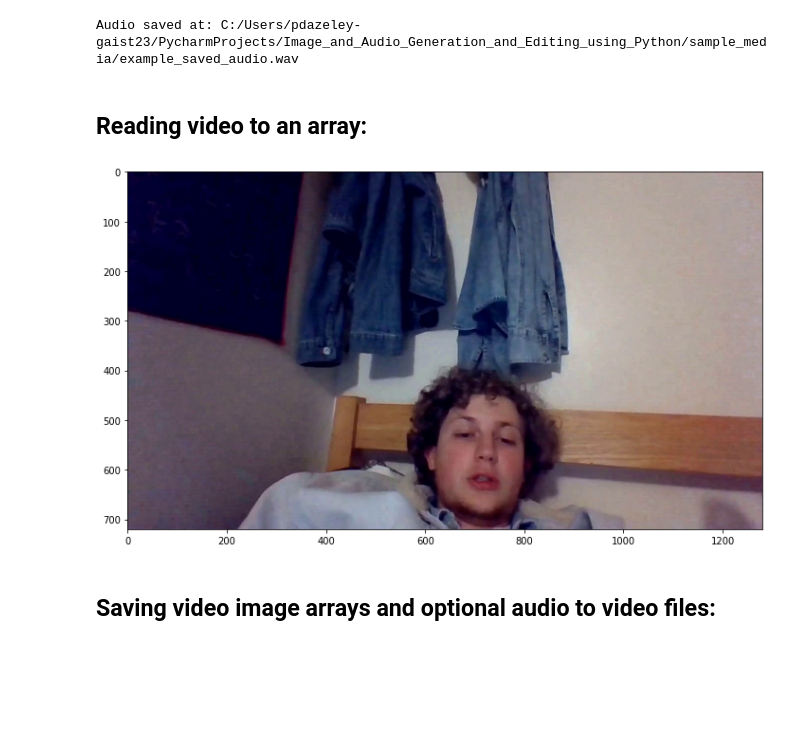
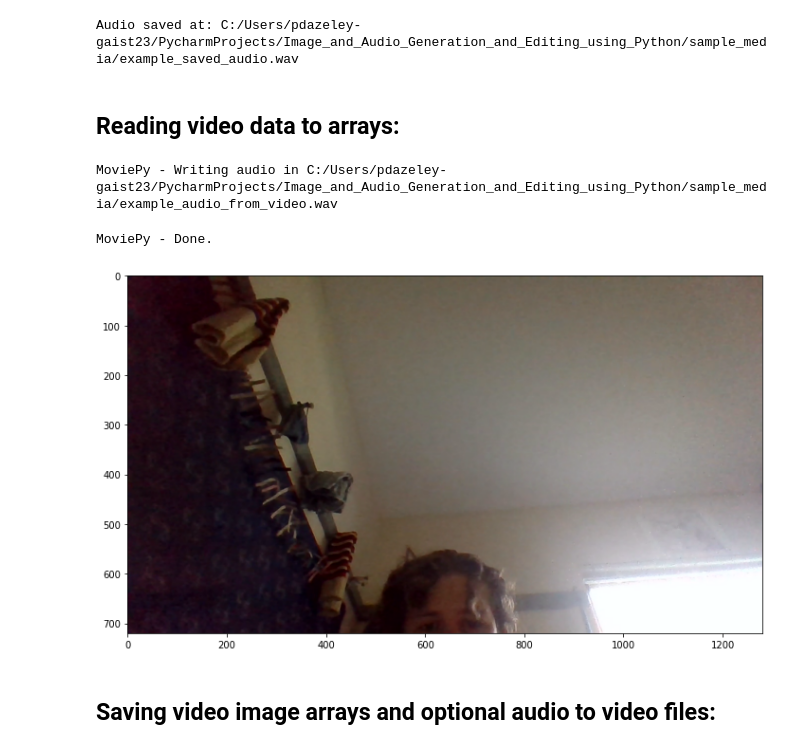
Before and after one commit to phileasdg/Image_and_Audio_Generation_and_Editing_using_Python, a Jupyter notebook: project_documentation/Reading_and_saving_media_files.ipynb, the cells around one changed output. Drawn from its saved outputs; the diff is of its cells as text; code cells hidden in the pictures; blank space fills up the shorter version.

```diff
--- a/project_documentation/Reading_and_saving_media_files.ipynb
+++ b/project_documentation/Reading_and_saving_media_files.ipynb
@@ -84,17 +84,19 @@ audio_tools.save_audio(stereo_data, sr, sample_media+"example_saved_audio.wav",
 # %% [output]
 Audio saved at: C:/Users/pdazeley-gaist23/PycharmProjects/Image_and_Audio_Generation_and_Editing_using_Python/sample_media/example_saved_audio.wav
 # %% [markdown]
-## Reading video to an array:
+## Reading video data to arrays:
 # %%
 # Read a video image array
-clip, framerate = video_tools.read_video(sample_media+"sample_video.mp4")
+clip, framerate = video_tools.read_video(sample_media+"sample_video.mp4", video_as_array=True)
 
 # Save an audio file copy from a video file
-
+video_tools.save_audio_from_video(sample_media+"sample_video.mp4", sample_media+"example_audio_from_video.wav")
 # Show a frame from a video image array
 image_tools.show_image(clip[1])
 # %% [output]
+MoviePy - Writing audio in C:/Users/pdazeley-gaist23/PycharmProjects/Image_and_Audio_Generation_and_Editing_using_Python/sample_media/example_audio_from_video.wav
+MoviePy - Done.
-[figure, old version]
+[figure, new version]
 # %% [markdown]
 ## Saving video image arrays and optional audio to video files:
 # %%
```
Also changed, not shown: parts of 1 cell of this notebook, 11 other files.
